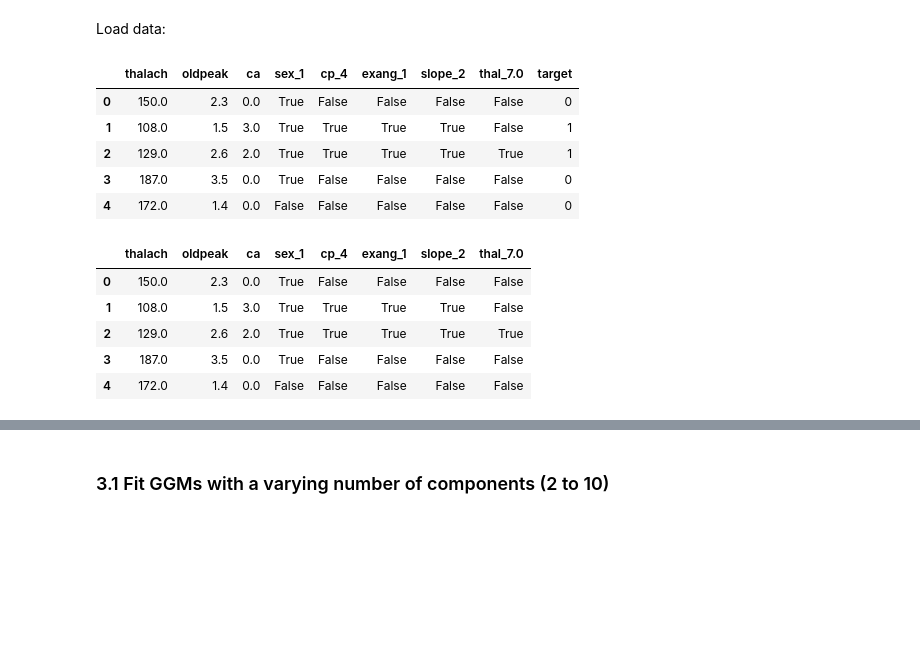
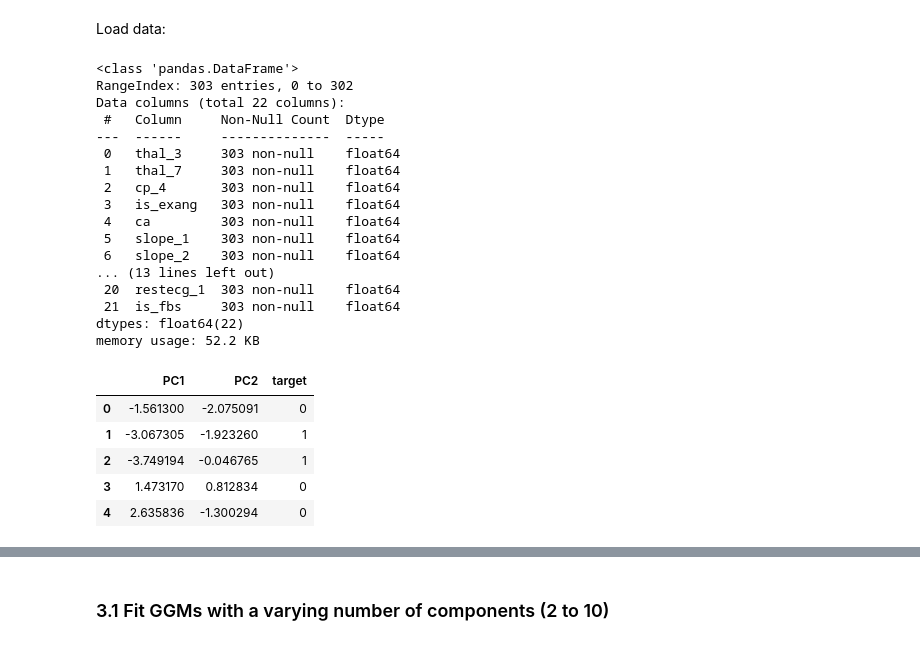
Before and after one commit to Joaomuianga/ML-team-collaboration, a Jupyter notebook: notebooks/4_GMM.ipynb, the cells around one changed output, grey strips where cells are left out. Cells and saved outputs as stored; diff of their text form; code cells hidden in the pictures; blank space fills up the shorter version.

```diff
--- a/notebooks/4_GMM.ipynb
+++ b/notebooks/4_GMM.ipynb
@@ -13,23 +13,23 @@ from sklearn.preprocessing import StandardScaler
 # %% [markdown]
 Load data:
 # %%
-df = pd.read_csv("../data/03_selected/selected_features_with_target.csv")
-df.head()
+X_clustering = pd.read_csv("../data/03_selected/clustering_features.csv")
+X_clustering.info()
 # %% [output]
-|  | thalach | oldpeak | ca | sex_1 | cp_4 | exang_1 | slope_2 | thal_7.0 | target |
-| 0 | 150.0 | 2.3 | 0.0 | True | False | False | False | False | 0 |
-| 1 | 108.0 | 1.5 | 3.0 | True | True | True | True | False | 1 |
-| 2 | 129.0 | 2.6 | 2.0 | True | True | True | True | True | 1 |
-| 3 | 187.0 | 3.5 | 0.0 | True | False | False | False | False | 0 |
-| 4 | 172.0 | 1.4 | 0.0 | False | False | False | False | False | 0 |
+<class 'pandas.DataFrame'>
+RangeIndex: 303 entries, 0 to 302
+Data columns (total 22 columns):
+ #   Column     Non-Null Count  Dtype
+---  ------     --------------  -----
+ 0   thal_3     303 non-null    float64
+ 1   thal_7     303 non-null    float64
+ 2   cp_4       303 non-null    float64
+ 3   is_exang   303 non-null    float64
+ 4   ca         303 non-null    float64
+ 5   slope_1    303 non-null    float64
+ 6   slope_2    303 non-null    float64
+... (13 lines left out)
+ 20  restecg_1  303 non-null    float64
+ 21  is_fbs     303 non-null    float64
+dtypes: float64(22)
+memory usage: 52.2 KB
-# %%
-X = df.drop(columns=['target'])
-y_target = df['target']
-X.head()
-# %% [output]
-|  | thalach | oldpeak | ca | sex_1 | cp_4 | exang_1 | slope_2 | thal_7.0 |
-| 0 | 150.0 | 2.3 | 0.0 | True | False | False | False | False |
-| 1 | 108.0 | 1.5 | 3.0 | True | True | True | True | False |
-| 2 | 129.0 | 2.6 | 2.0 | True | True | True | True | True |
-| 3 | 187.0 | 3.5 | 0.0 | True | False | False | False | False |
-| 4 | 172.0 | 1.4 | 0.0 | False | False | False | False | False |
@@ -38,0 +36,10 @@ X_clustering = scaler.fit_transform(X)
+# %%
+X_pca = pd.read_csv("../data/03_selected/pca_projection.csv")
+X_pca.head()
+# %% [output]
+|  | PC1 | PC2 | target |
+| 0 | -1.561300 | -2.075091 | 0 |
+| 1 | -3.067305 | -1.923260 | 1 |
+| 2 | -3.749194 | -0.046765 | 1 |
+| 3 | 1.473170 | 0.812834 | 0 |
+| 4 | 2.635836 | -1.300294 | 0 |
```
Also changed, not shown: parts of 5 cells of this notebook.
